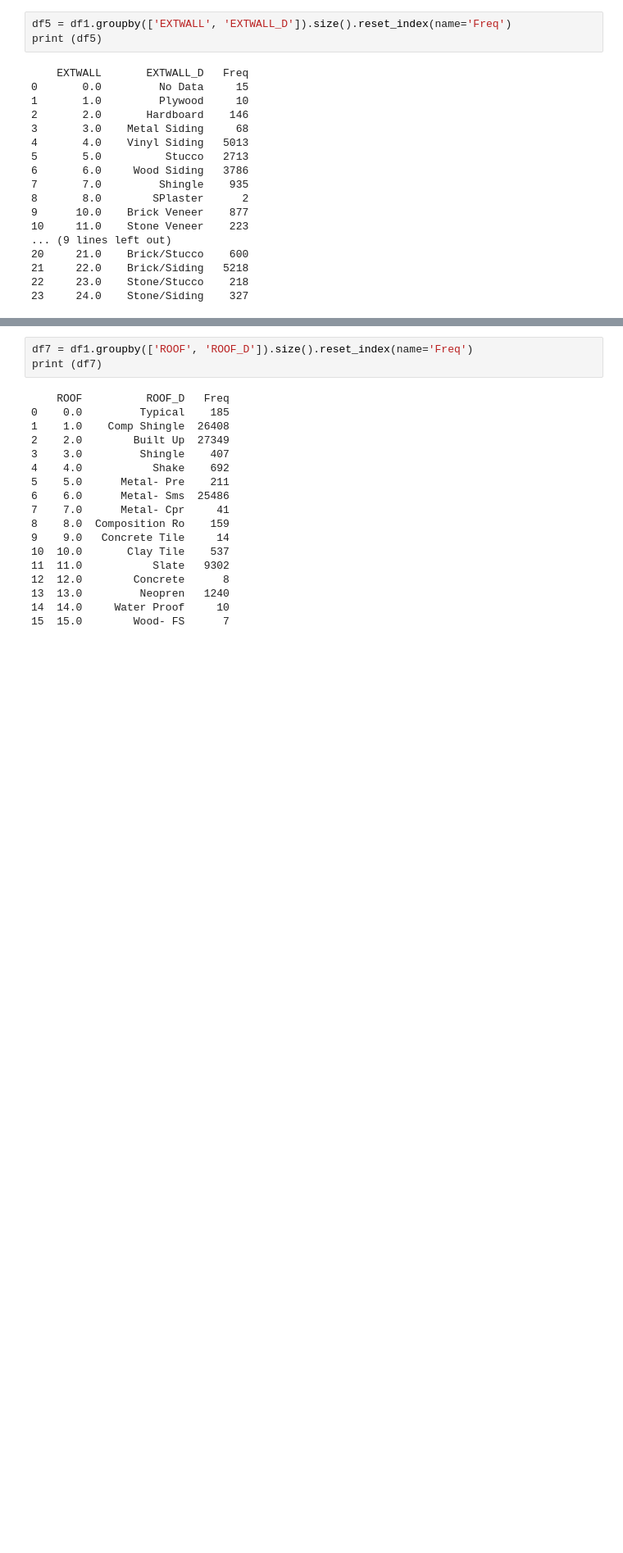
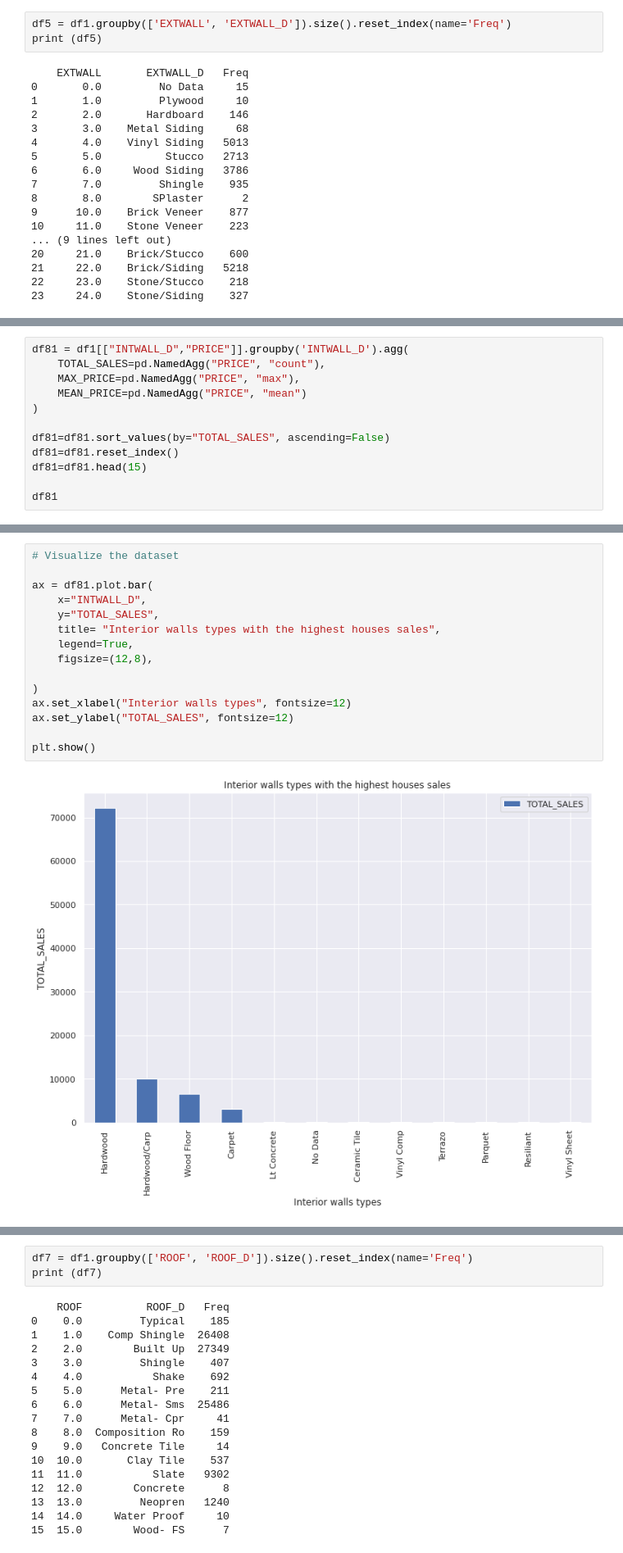
Before and after one commit to DATA-606-SPRING-2022/Tchuissi_DATA606, a Jupyter notebook: ipynb/Final606.ipynb, the cells around one changed output, grey strips where cells are left out. Shown at 82% size. Saved outputs shown, nothing was run; the diff lists cells and outputs as text; blank space fills up the shorter version.

```diff
--- a/ipynb/Final606.ipynb
+++ b/ipynb/Final606.ipynb
@@ -135,0 +296,12 @@ print (df5)
+# %%
+df81 = df1[["INTWALL_D","PRICE"]].groupby('INTWALL_D').agg(
+    TOTAL_SALES=pd.NamedAgg("PRICE", "count"),
+    MAX_PRICE=pd.NamedAgg("PRICE", "max"),
+    MEAN_PRICE=pd.NamedAgg("PRICE", "mean")
+)
+
+df81=df81.sort_values(by="TOTAL_SALES", ascending=False)
+df81=df81.reset_index()
+df81=df81.head(15)
+
+df81
@@ -135,0 +322,17 @@ print (df5)
+# %%
+# Visualize the dataset
+
+ax = df81.plot.bar(
+    x="INTWALL_D",
+    y="TOTAL_SALES",
+    title= "Interior walls types with the highest houses sales",
+    legend=True,
+    figsize=(12,8),
+
+)
+ax.set_xlabel("Interior walls types", fontsize=12)
+ax.set_ylabel("TOTAL_SALES", fontsize=12)
+
+plt.show()
+# %% [output]
+[figure, added]
```
Also changed, not shown: parts of 75 cells of this notebook.
